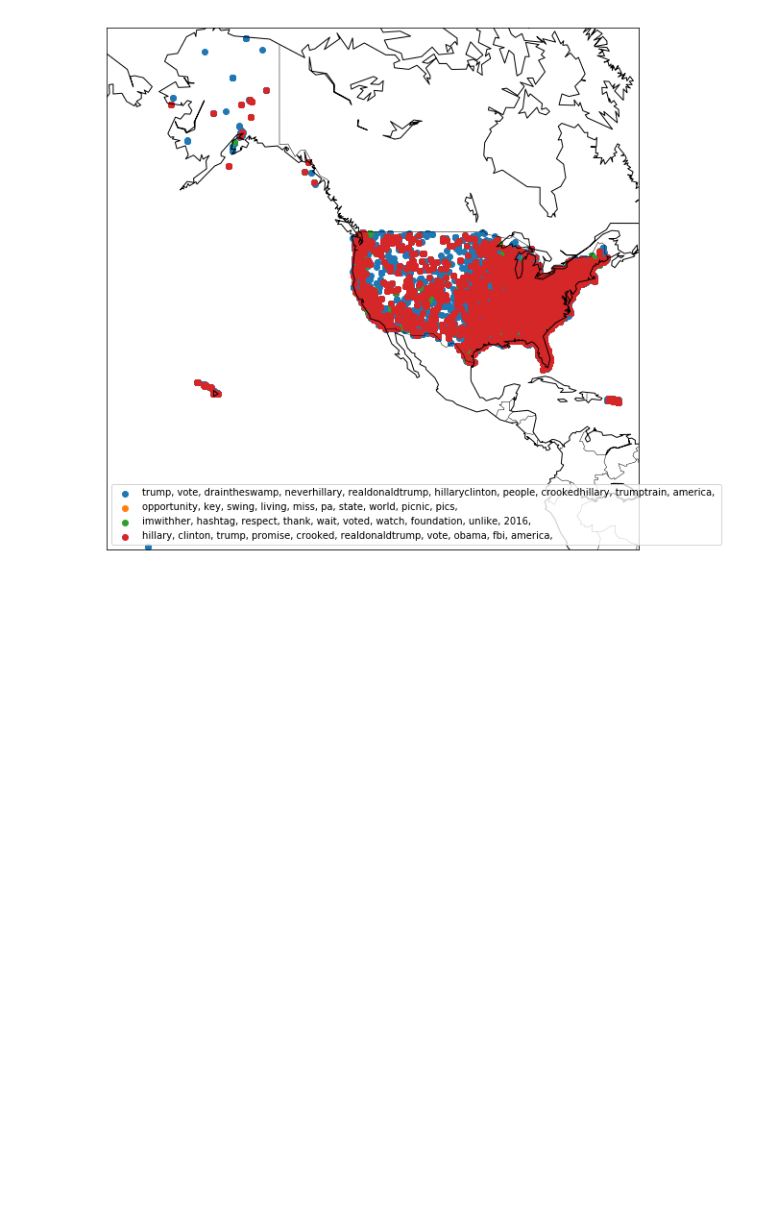
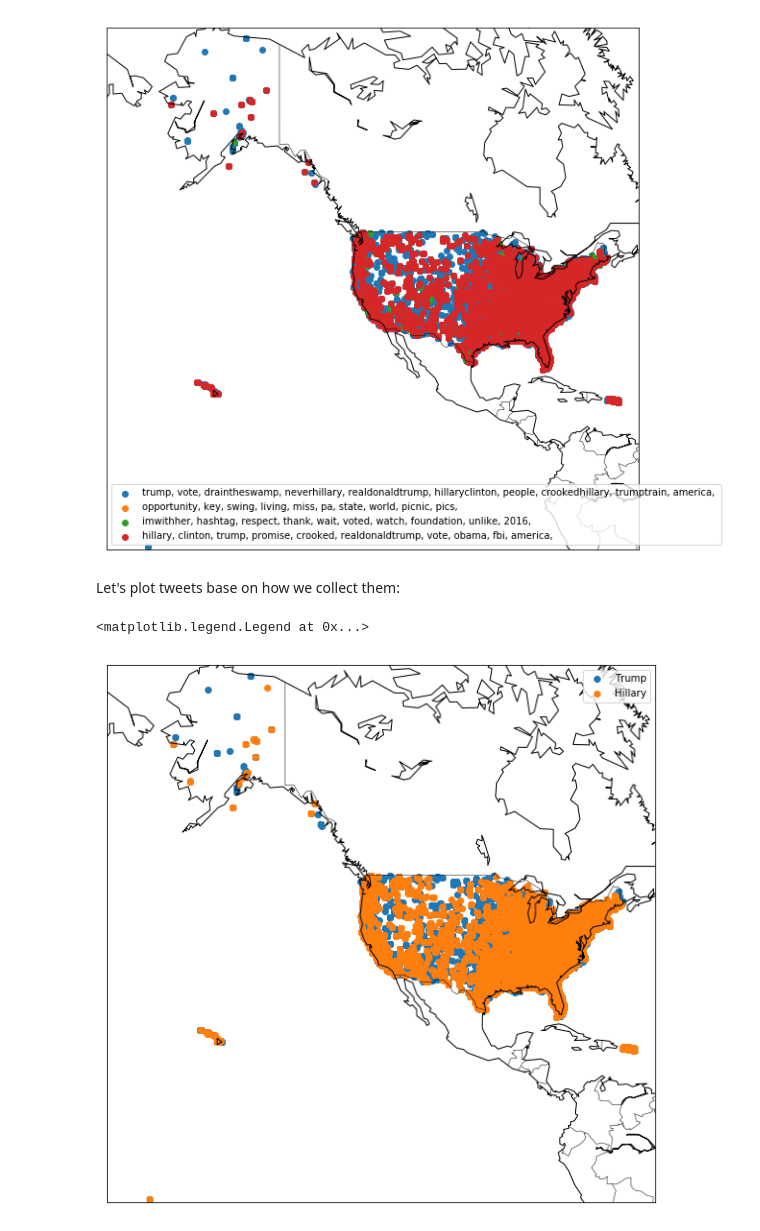
Before and after one commit to gpcarr/twitter_data_analysis, a Jupyter notebook: clusters.ipynb, the cells around one changed output. Drawn from its saved outputs; the diff is of its cells as text; code cells hidden in the pictures; blank space fills up the shorter version.

Commit message:
map plot from collected trump and hillary dataset separately

```diff
--- a/clusters.ipynb
+++ b/clusters.ipynb
@@ -458,3 +458,25 @@ kmeans.fit(matrix)
 kmeans_plot_map_legend(matrix, tfidf_vect, kmeans, all_df)
 # %% [output]
 [figure]
+# %% [markdown]
+Let's plot tweets base on how we collect them:
+# %%
+my_map = Basemap(projection='merc', resolution='c',
+                llcrnrlat=-15, urcrnrlat=71,
+                llcrnrlon=-180, urcrnrlon=-60)
+
+trump_lons, trump_lats = trump_df.lon.values, trump_df.lat.values
+hillary_lons, hillary_lats = hillary_df.lon.values, hillary_df.lat.values
+
+x, y = my_map(trump_lons, trump_lats)
+my_map.scatter(x, y, label='Trump')
+x, y = my_map(hillary_lons, hillary_lats)
+my_map.scatter(x, y, label='Hillary')
+
+
+my_map.drawcoastlines()
+my_map.drawcountries()
+plt.legend()
+# %% [output]
+<matplotlib.legend.Legend at 0x...>
+[figure, added]
```
Also changed, not shown: parts of 5 cells of this notebook.
